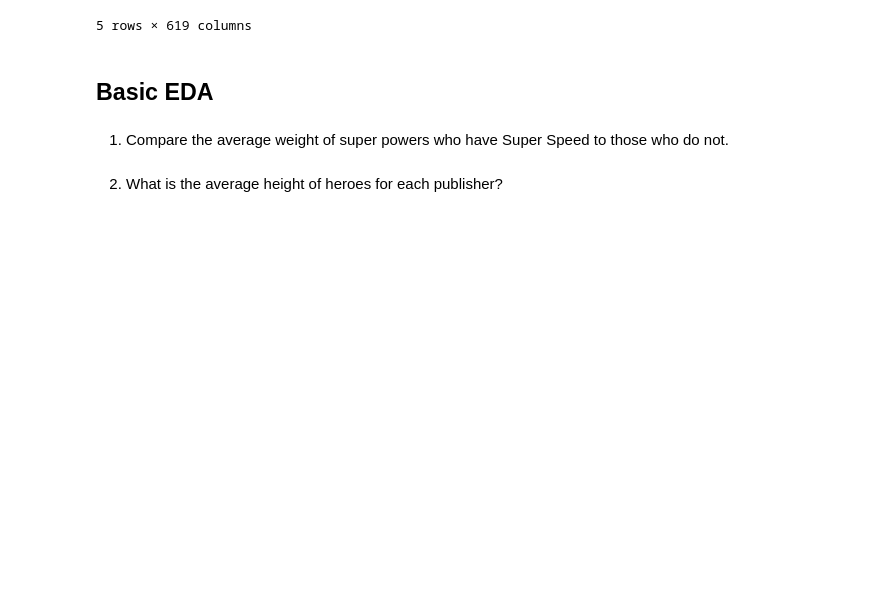
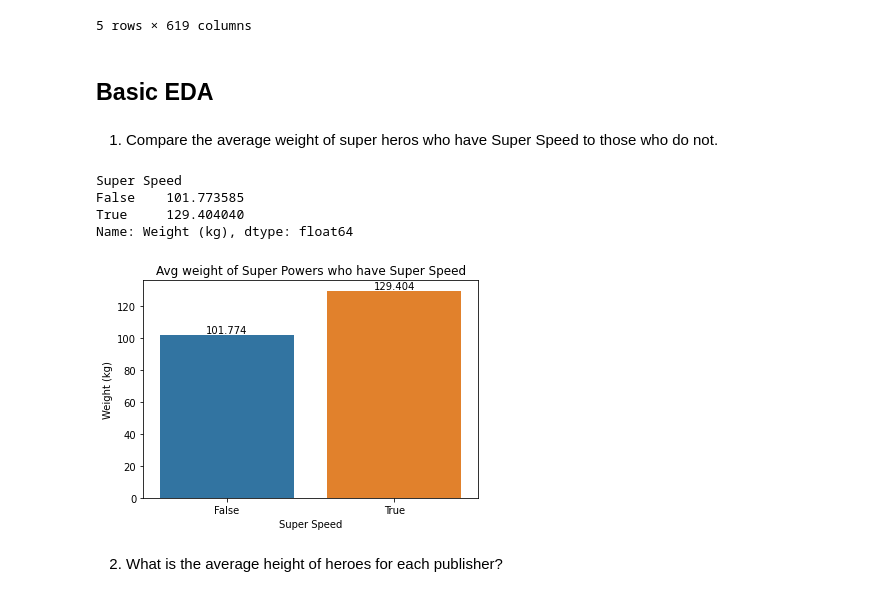
Before and after one commit to jeangarcia77/Wk14-Local-Workflow-practice, a Jupyter notebook: Applying Advanced Transformations (Core).ipynb, the cells around one changed output. Drawn from its saved outputs; the diff is of its cells as text; code cells hidden in the pictures; blank space fills up the shorter version.

```diff
--- a/Applying Advanced Transformations (Core).ipynb
+++ b/Applying Advanced Transformations (Core).ipynb
@@ -288,8 +288,20 @@ df.head()
 # %% [markdown]
 ## Basic EDA
 # %% [markdown]
-1. Compare the average weight of super powers who have Super Speed to those who do not.
+1. Compare the average weight of super heros who have Super Speed to those who do not.
 # %%
-Avg_weight_filter = df['Weight (kg)'].mean()
+df.groupby('Super Speed')['Weight (kg)'].mean()
+# %% [output]
+Super Speed
+False    101.773585
+True     129.404040
+Name: Weight (kg), dtype: float64
+# %%
+ax= sns.barplot(data=df, x='Super Speed', y='Weight (kg)', ci=None);
+ax.set_title('Avg weight of Super Powers who have Super Speed')
+
+ax.bar_label(ax.containers[0]);
+# %% [output]
+[figure, added]
 # %% [markdown]
 2. What is the average height of heroes for each publisher?
```
Also changed, not shown: parts of 2 cells of this notebook.
